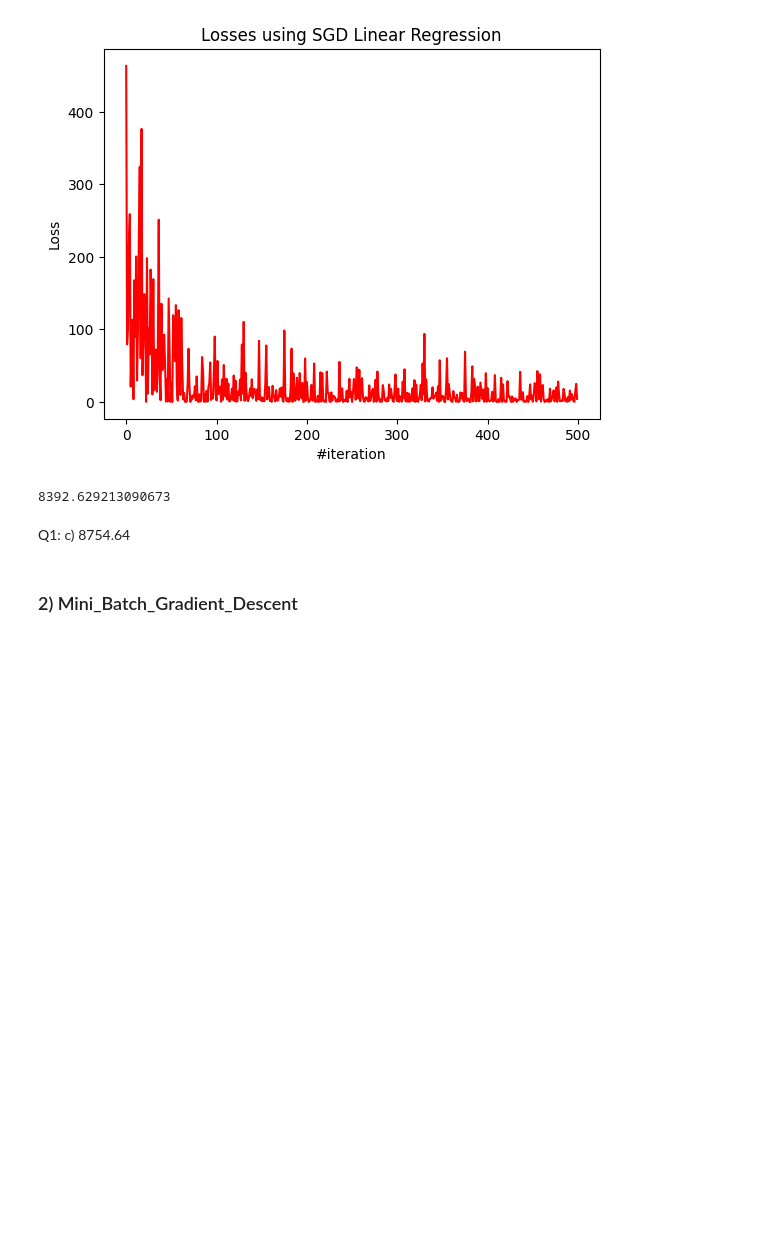
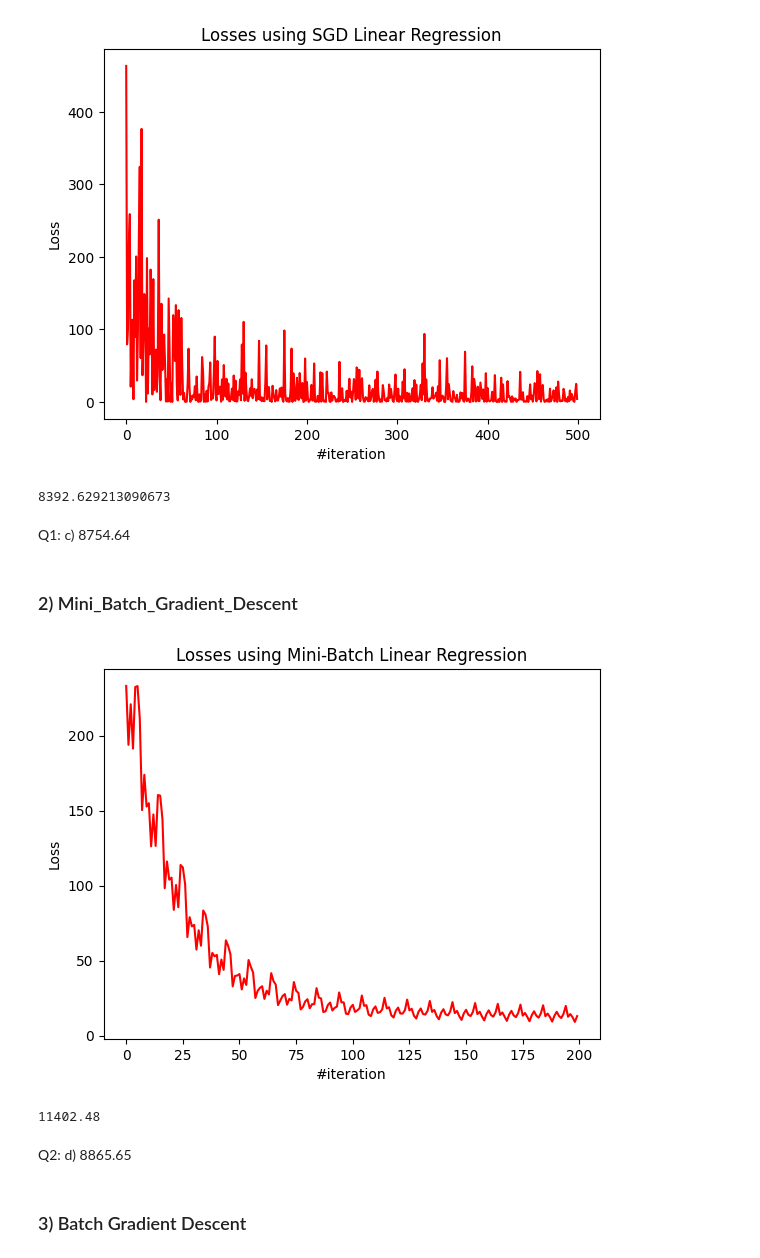
Before and after one commit to KietAPCS/Homework_V2024, a Jupyter notebook: Module_04/Week_02/exercise1.ipynb, the cells around one changed output. Saved outputs shown, nothing was run; the diff lists cells and outputs as text; code cells hidden in the pictures; blank space fills up the shorter version.

```diff
--- a/Module_04/Week_02/exercise1.ipynb
+++ b/Module_04/Week_02/exercise1.ipynb
@@ -62,11 +73,11 @@ def predict(xi, thetas):
     return np.dot(xi, thetas)
 
 def compute_loss(yi_hat, yi):
-    loss = (yi_hat - yi) ** 2
+    loss = (yi_hat - yi) * (yi_hat - yi)
     return loss
 
 def compute_gd_thetas(xi, yi_hat, yi):
-    return 2 * xi.T * (yi_hat - yi)
+    return np.dot(xi.T, 2 * (yi_hat - yi))
 
 def update_thetas(thetas, thetas_gd, lr):
     new_thetas = thetas - lr * thetas_gd
@@ -130,0 +186,23 @@ Q1: c) 8754.64
+# %%
+def visualize_mini_batch(losses):
+    x_axis = list(range(200))
+    plt.plot(x_axis, losses[:200], color='r')
+    plt.title("Losses using Mini-Batch Linear Regression")
+    plt.xlabel("#iteration")
+    plt.ylabel("Loss")
+    plt.show()
+# %%
+thetas_path, losses = mini_batch_gradient_descent(X_b, y, n_epochs=50, minibatch_size=20, learning_rate=0.01)
+# %%
+visualize_mini_batch(losses)
+# %% [output]
+[figure, added]
+# %%
+mbgd_thetas, losses = mini_batch_gradient_descent(X_b, y, n_epochs=50, minibatch_size=20, learning_rate=0.01)
+print(round(sum(losses), 2))
+# %% [output]
+11402.48
+# %% [markdown]
+Q2: d) 8865.65
+# %% [markdown]
+### 3) Batch Gradient Descent
```
Also changed, not shown: parts of 9 cells of this notebook, 1 other file.
